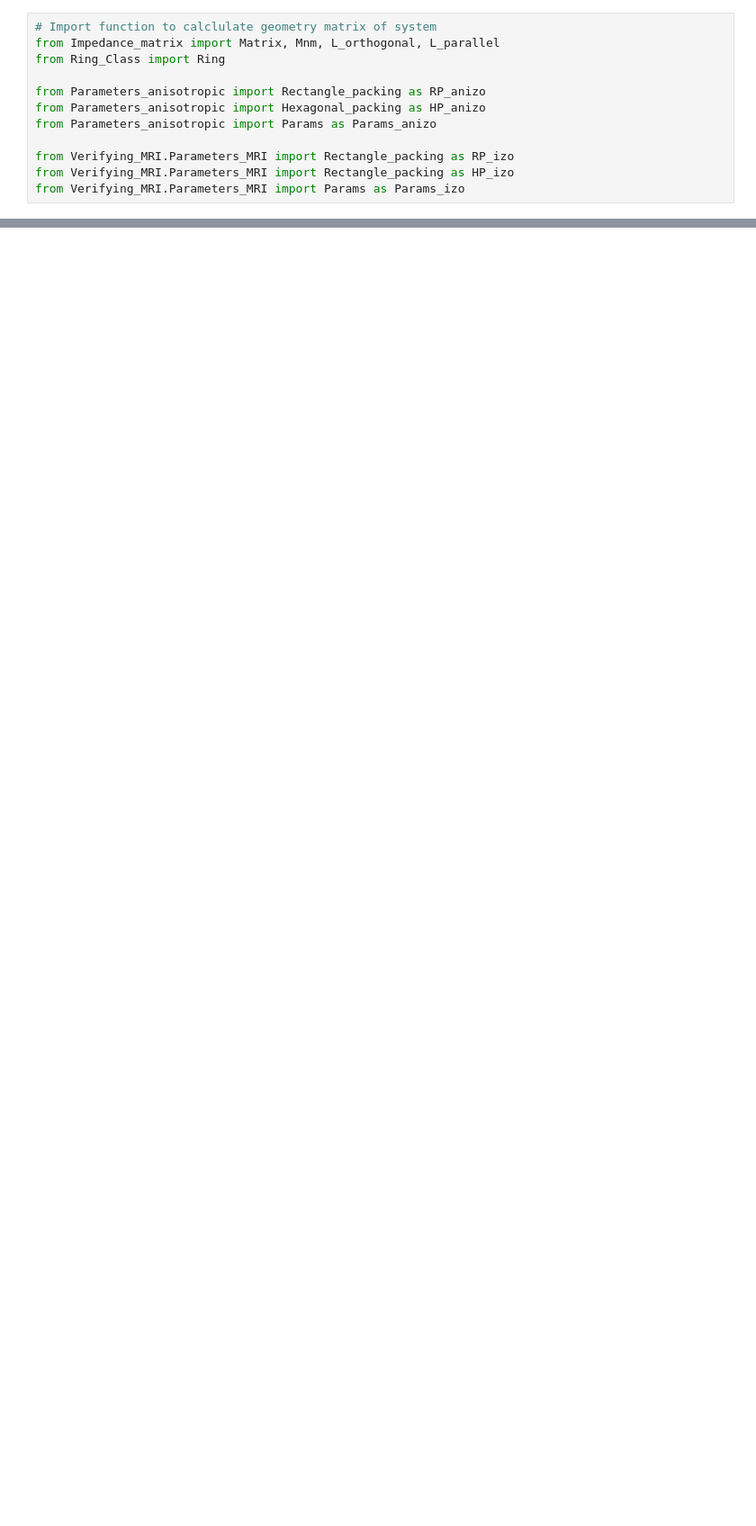
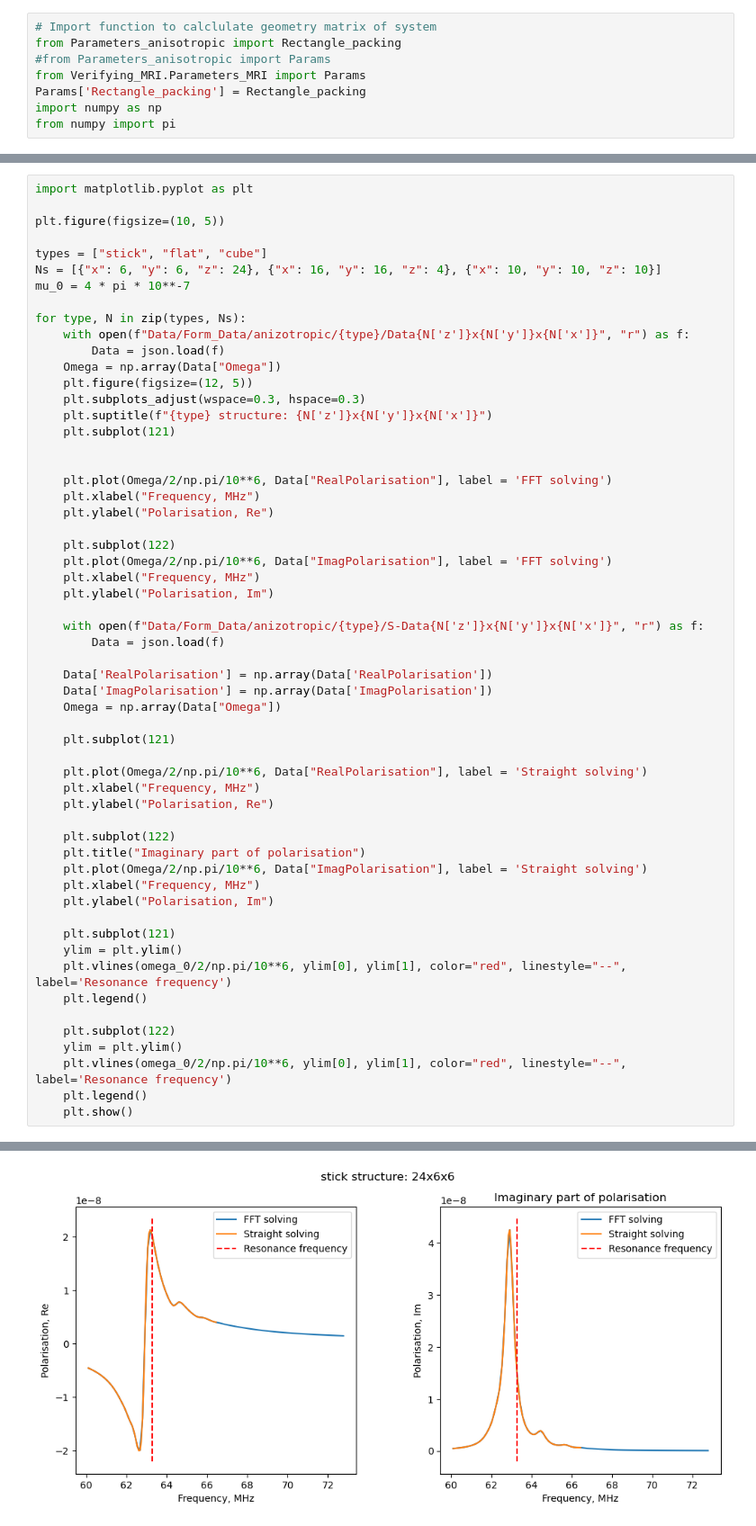
Before and after one commit to broshura/Discrete_Model_Of_Metamaterial_Lens, a Jupyter notebook: Code/Solving.ipynb, the cells around one changed output, grey strips where cells are left out. Shown at 90% size. Drawn from its saved outputs; the diff is of its cells as text; blank space fills up the shorter version.

```diff
--- a/Code/Solving.ipynb
+++ b/Code/Solving.ipynb
@@ -1,12 +1,8 @@
 # %%
 # Import function to calclulate geometry matrix of system
-from Impedance_matrix import Matrix, Mnm, L_orthogonal, L_parallel
-from Ring_Class import Ring
-
-from Parameters_anisotropic import Rectangle_packing as RP_anizo
-from Parameters_anisotropic import Hexagonal_packing as HP_anizo
-from Parameters_anisotropic import Params as Params_anizo
-
-from Verifying_MRI.Parameters_MRI import Rectangle_packing as RP_izo
-from Verifying_MRI.Parameters_MRI import Rectangle_packing as HP_izo
-from Verifying_MRI.Parameters_MRI import Params as Params_izo
+from Parameters_anisotropic import Rectangle_packing
+#from Parameters_anisotropic import Params
+from Verifying_MRI.Parameters_MRI import Params
+Params['Rectangle_packing'] = Rectangle_packing
+import numpy as np
+from numpy import pi
@@ -12,0 +93,58 @@ from Verifying_MRI.Parameters_MRI import Params as Params_izo
+# %%
+import matplotlib.pyplot as plt
+
+plt.figure(figsize=(10, 5))
+
+types = ["stick", "flat", "cube"]
+Ns = [{"x": 6, "y": 6, "z": 24}, {"x": 16, "y": 16, "z": 4}, {"x": 10, "y": 10, "z": 10}]
+mu_0 = 4 * pi * 10**-7
+
+for type, N in zip(types, Ns):
+    with open(f"Data/Form_Data/anizotropic/{type}/Data{N['z']}x{N['y']}x{N['x']}", "r") as f:
+        Data = json.load(f)
+    Omega = np.array(Data["Omega"])
+    plt.figure(figsize=(12, 5))
+    plt.subplots_adjust(wspace=0.3, hspace=0.3)
+    plt.suptitle(f"{type} structure: {N['z']}x{N['y']}x{N['x']}")
+    plt.subplot(121)
+
+
+    plt.plot(Omega/2/np.pi/10**6, Data["RealPolarisation"], label = 'FFT solving')
+    plt.xlabel("Frequency, MHz")
+    plt.ylabel("Polarisation, Re")
+
+    plt.subplot(122)
+    plt.plot(Omega/2/np.pi/10**6, Data["ImagPolarisation"], label = 'FFT solving')
+    plt.xlabel("Frequency, MHz")
+    plt.ylabel("Polarisation, Im")
+
+    with open(f"Data/Form_Data/anizotropic/{type}/S-Data{N['z']}x{N['y']}x{N['x']}", "r") as f:
+        Data = json.load(f)
+
+    Data['RealPolarisation'] = np.array(Data['RealPolarisation'])
+    Data['ImagPolarisation'] = np.array(Data['ImagPolarisation'])
+    Omega = np.array(Data["Omega"])
+
+    plt.subplot(121)
+
+    plt.plot(Omega/2/np.pi/10**6, Data["RealPolarisation"], label = 'Straight solving')
+    plt.xlabel("Frequency, MHz")
+    plt.ylabel("Polarisation, Re")
+
+    plt.subplot(122)
+    plt.title("Imaginary part of polarisation")
+    plt.plot(Omega/2/np.pi/10**6, Data["ImagPolarisation"], label = 'Straight solving')
+    plt.xlabel("Frequency, MHz")
+    plt.ylabel("Polarisation, Im")
+
+    plt.subplot(121)
+    ylim = plt.ylim()
+    plt.vlines(omega_0/2/np.pi/10**6, ylim[0], ylim[1], color="red", linestyle="--", label='Resonance frequency')
+    plt.legend()
+
+    plt.subplot(122)
+    ylim = plt.ylim()
+    plt.vlines(omega_0/2/np.pi/10**6, ylim[0], ylim[1], color="red", linestyle="--", label='Resonance frequency')
+    plt.legend()
+    plt.show()
+# %% [output]
@@ -12,0 +152 @@ from Verifying_MRI.Parameters_MRI import Params as Params_izo
+[figure, added]
```
Also changed, not shown: parts of 9 cells of this notebook, 5 other files.
